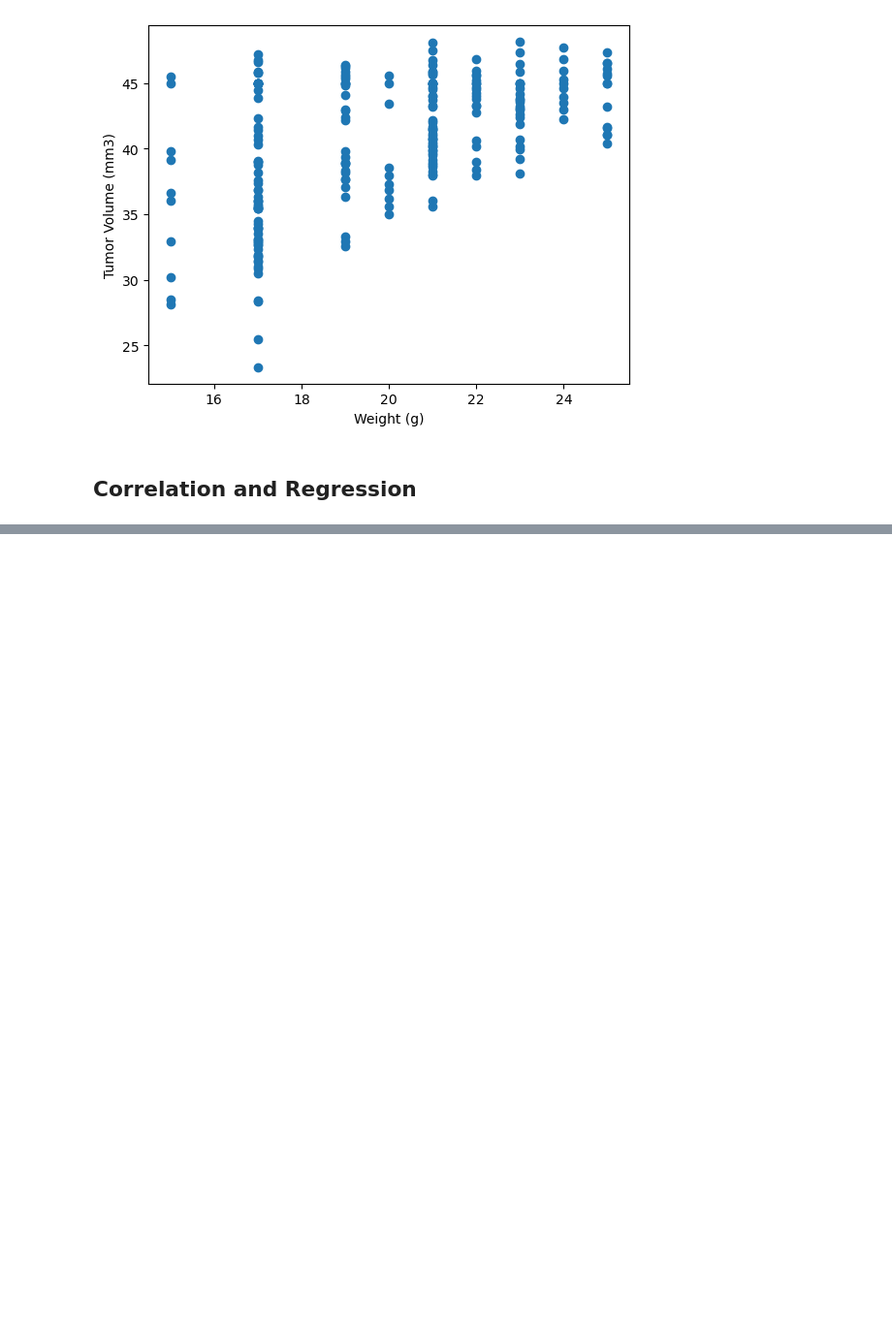
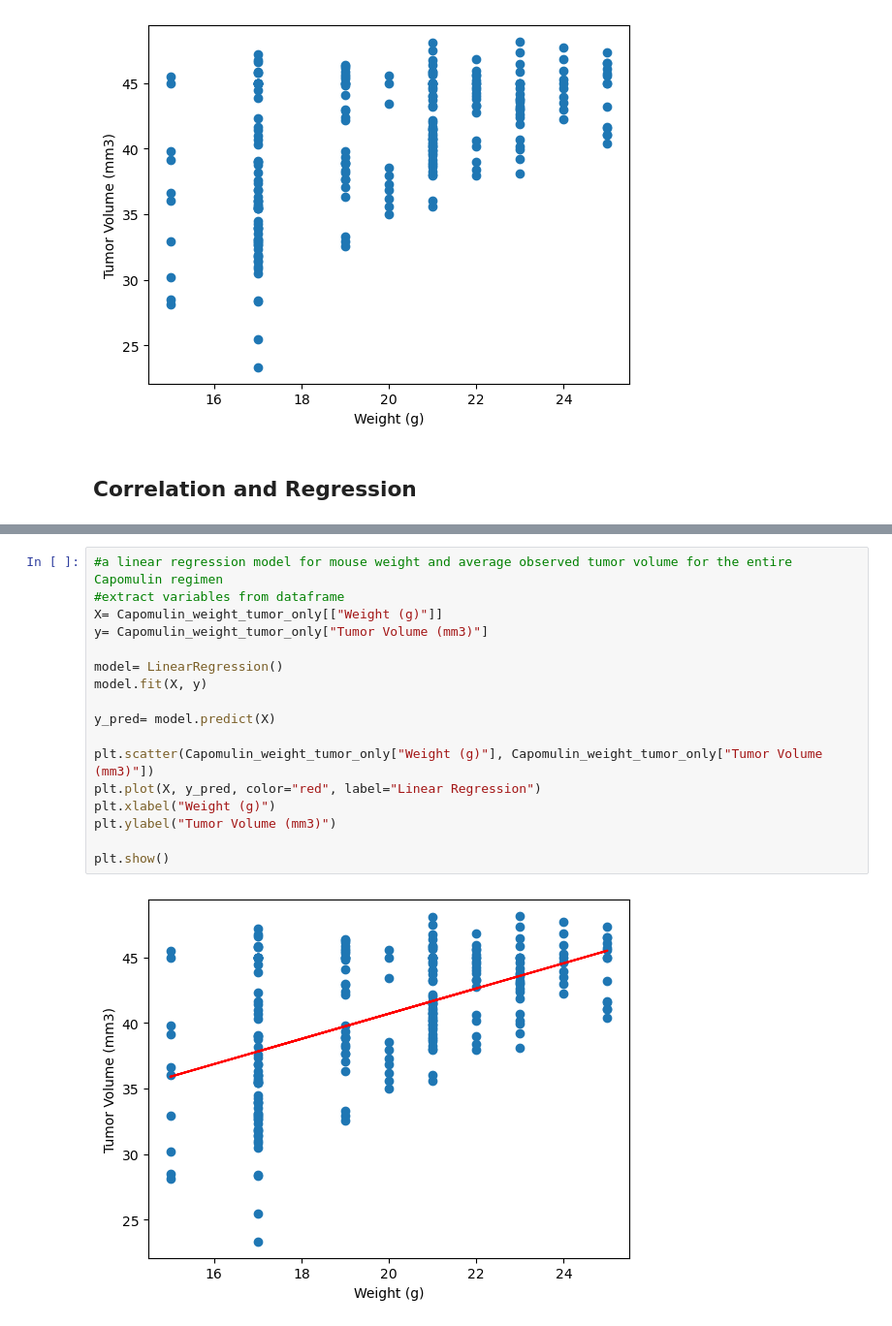
Before and after one commit to parisjones/matplotlib-challenge, a Jupyter notebook: pymaceuticals_starter.ipynb, the cells around one changed output, grey strips where cells are left out. Shown at 97% size. Drawn from its saved outputs; the diff is of its cells as text; blank space fills up the shorter version.

```diff
--- a/pymaceuticals_starter.ipynb
+++ b/pymaceuticals_starter.ipynb
@@ -706,0 +722,19 @@ The correlation between mouse weight and the average tumor volume is 0.84
+# %%
+#a linear regression model for mouse weight and average observed tumor volume for the entire Capomulin regimen
+#extract variables from dataframe
+X= Capomulin_weight_tumor_only[["Weight (g)"]]
+y= Capomulin_weight_tumor_only["Tumor Volume (mm3)"]
+
+model= LinearRegression()
+model.fit(X, y)
+
+y_pred= model.predict(X)
+
+plt.scatter(Capomulin_weight_tumor_only["Weight (g)"], Capomulin_weight_tumor_only["Tumor Volume (mm3)"])
+plt.plot(X, y_pred, color="red", label="Linear Regression")
+plt.xlabel("Weight (g)")
+plt.ylabel("Tumor Volume (mm3)")
+
+plt.show()
+# %% [output]
+[figure, added]
```
Also changed, not shown: parts of 6 cells of this notebook.
